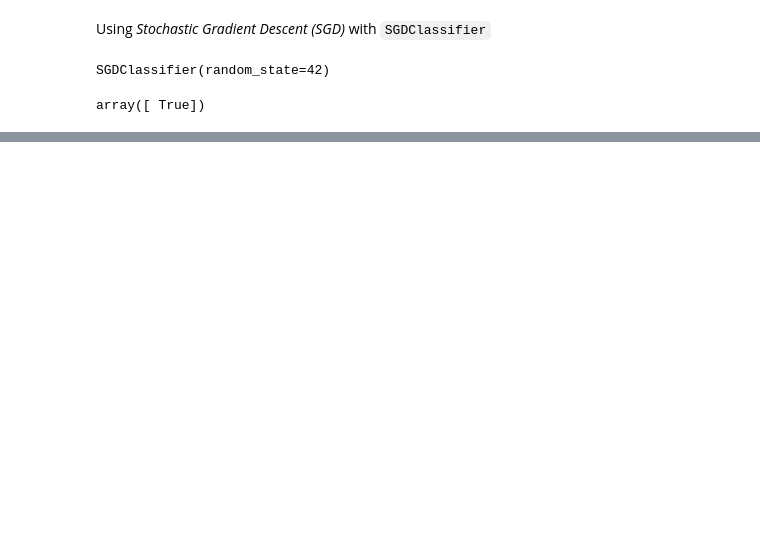
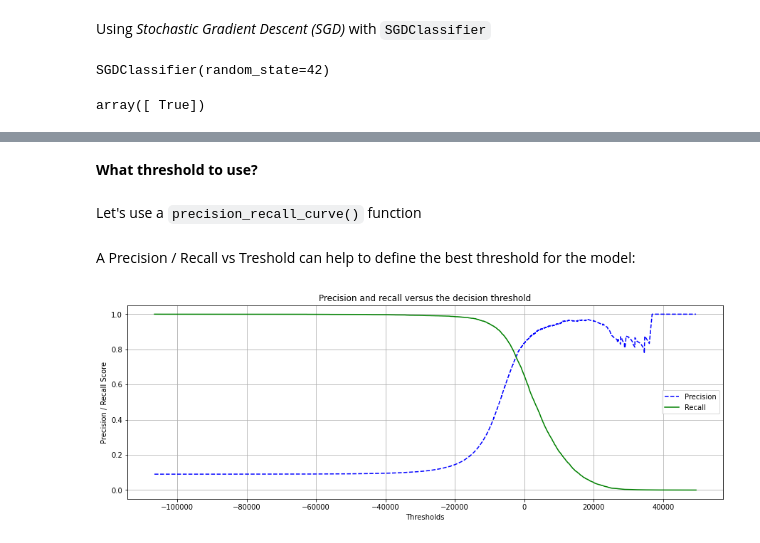
Before and after one commit to afoviedo/data-science-portfolio, a Jupyter notebook: Image Classification/Image Clasification with ML.ipynb, the cells around one changed output, grey strips where cells are left out. Cells and saved outputs as stored; diff of their text form; code cells hidden in the pictures; blank space fills up the shorter version.

```diff
--- a/Image Classification/Image Clasification with ML.ipynb
+++ b/Image Classification/Image Clasification with ML.ipynb
@@ -89,0 +198,28 @@ array([ True])
+# %% [markdown]
+**What threshold to use?**
+# %%
+y_scores = cross_val_predict(sgd_clf, X_train, y_train_5, cv = 3, method = 'decision_function')
+# %% [markdown]
+Let's use a `precision_recall_curve()` function
+# %%
+from sklearn.metrics import precision_recall_curve
+
+precisions, recalls, thresholds = precision_recall_curve(y_train_5, y_scores)
+# %% [markdown]
+A Precision / Recall vs Treshold can help to define the best threshold for the model:
+# %%
+def plot_precision_recall_vs_threshold(precisions, recalls, thresholds):
+    ax, fig = plt.subplots(figsize = (15, 5))
+    plt.plot(thresholds, precisions[: -1], 'b--', label = 'Precision')
+    plt.plot(thresholds, recalls[: -1], 'g-', label = 'Recall')
+
+    plt.xlabel('Thresholds')
+    plt.ylabel('Precision / Recall Score')
+    plt.title('Precision and recall versus the decision threshold')
+    plt.legend(loc = 'best')
+    plt.grid(True)
+
+plot_precision_recall_vs_threshold(precisions, recalls, thresholds)
+plt.show()
+# %% [output]
+[figure, added]
```
Also changed, not shown: parts of 24 cells of this notebook.
